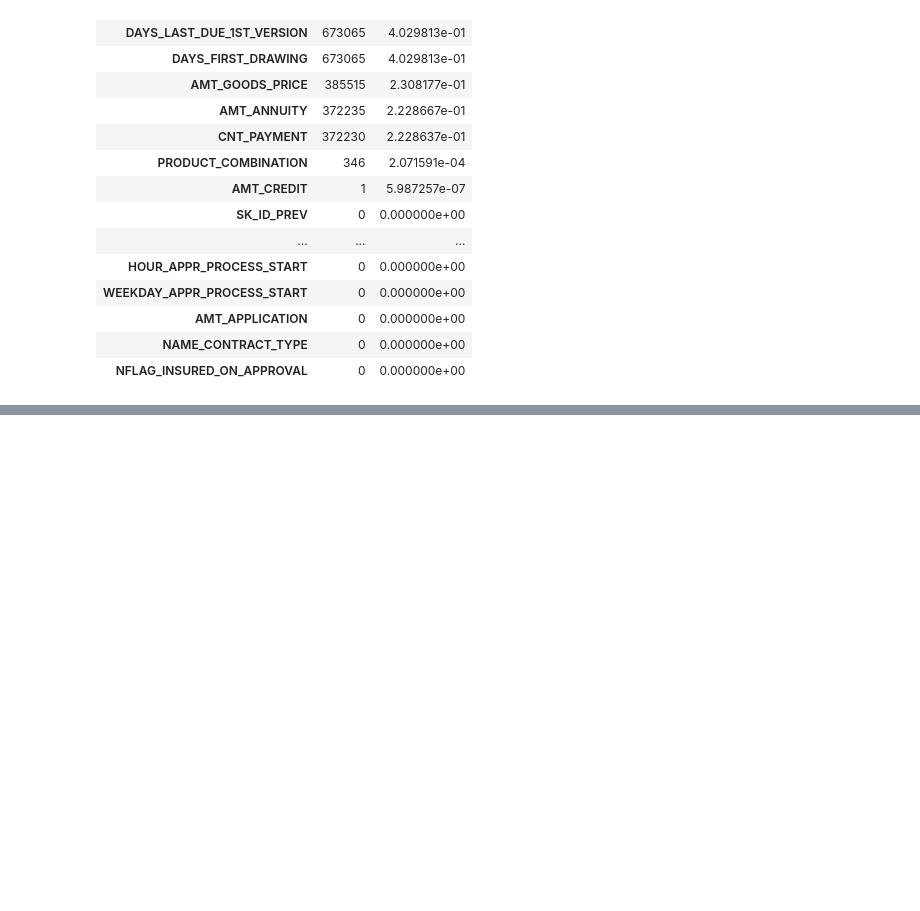
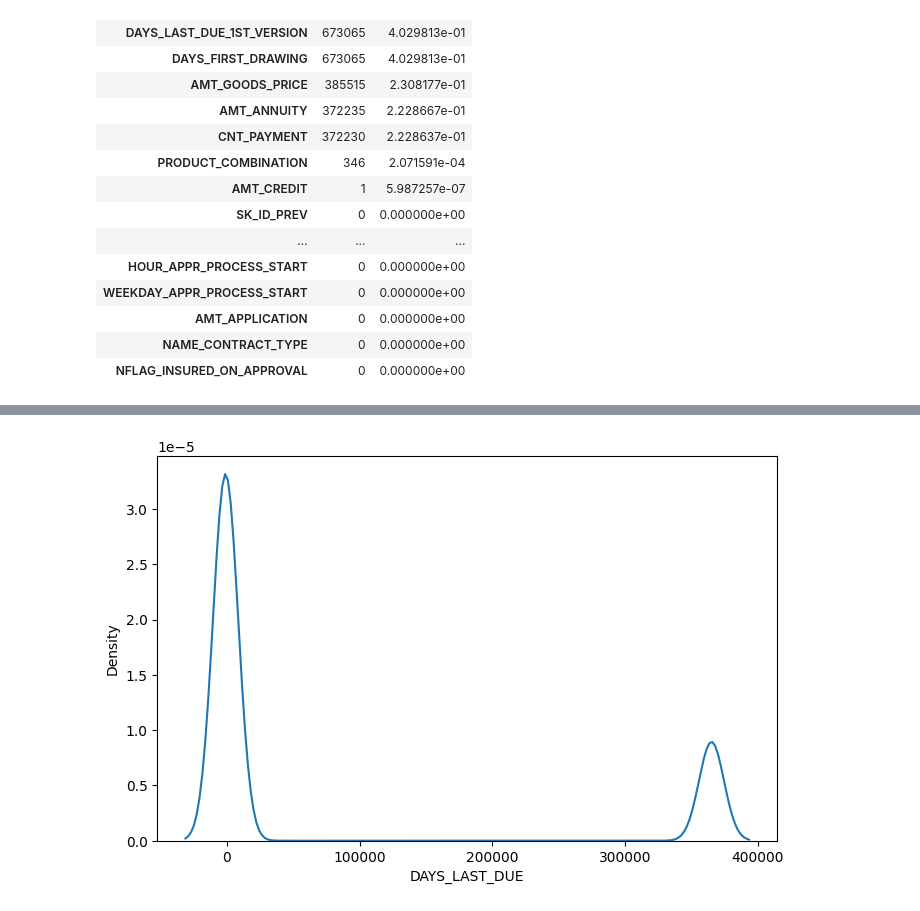
Before and after one commit to Saifansari-ai/Credit_risk_modeling, a Jupyter notebook: additional_data.ipynb, the cells around one changed output, grey strips where cells are left out. Cells and saved outputs as stored; diff of their text form; code cells hidden in the pictures; blank space fills up the shorter version.

```diff
--- a/additional_data.ipynb
+++ b/additional_data.ipynb
@@ -696,0 +762,7 @@ missing_values(previous_application)
+# %%
+# kde plot of DAYS_LAST_DUE
+plt.figure(figsize=(8,5))
+sns.kdeplot(previous_application['DAYS_LAST_DUE'])
+plt.show()
+# %% [output]
+[figure, added]
```
Also changed, not shown: parts of 88 cells of this notebook.
